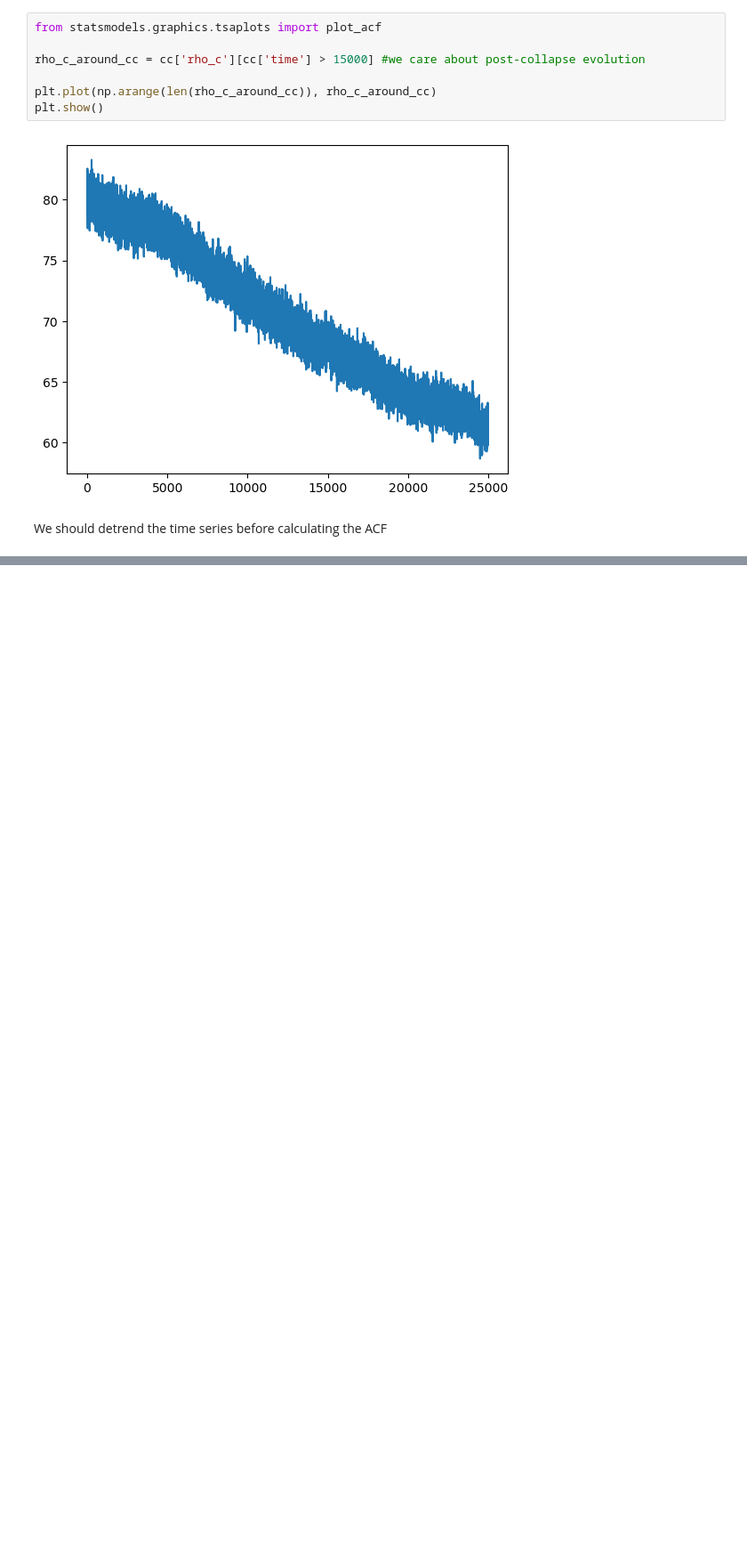
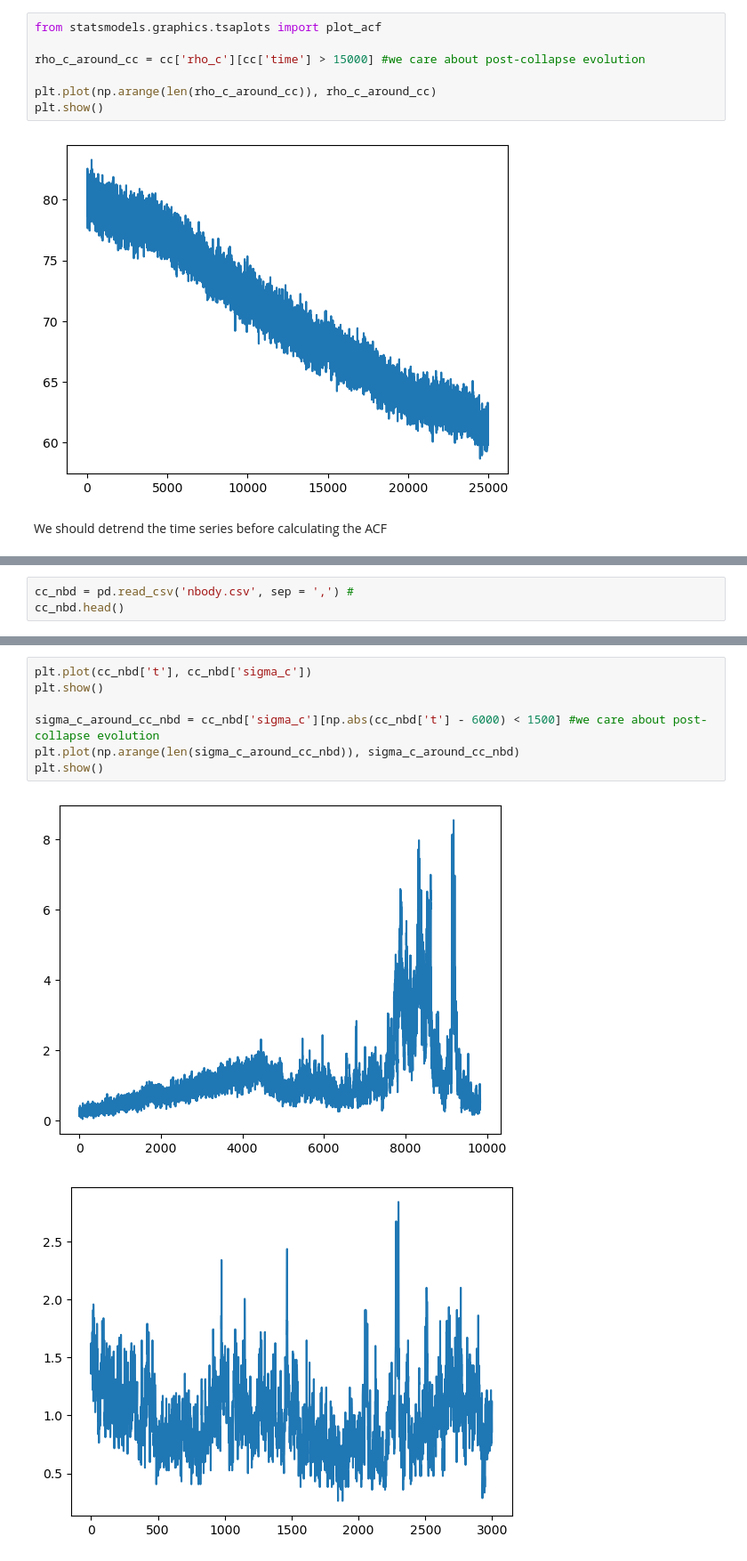
Before and after one commit to m-a-r-i-o/corecollap, a Jupyter notebook: Core collapse.ipynb, the cells around one changed output, grey strips where cells are left out. Shown at 89% size. Drawn from its saved outputs; the diff is of its cells as text; blank space fills up the shorter version.

```diff
--- a/Core collapse.ipynb
+++ b/Core collapse.ipynb
@@ -209,0 +212,3 @@ Noise alone, noise together...
+# %%
+cc_nbd = pd.read_csv('nbody.csv', sep = ',') #
+cc_nbd.head()
@@ -209,0 +222,10 @@ Noise alone, noise together...
+# %%
+plt.plot(cc_nbd['t'], cc_nbd['sigma_c'])
+plt.show()
+
+sigma_c_around_cc_nbd = cc_nbd['sigma_c'][np.abs(cc_nbd['t'] - 6000) < 1500] #we care about post-collapse evolution
+plt.plot(np.arange(len(sigma_c_around_cc_nbd)), sigma_c_around_cc_nbd)
+plt.show()
+# %% [output]
+[figure, added]
+[figure, added]
```
Also changed, not shown: parts of 42 cells of this notebook, 1 other file.
